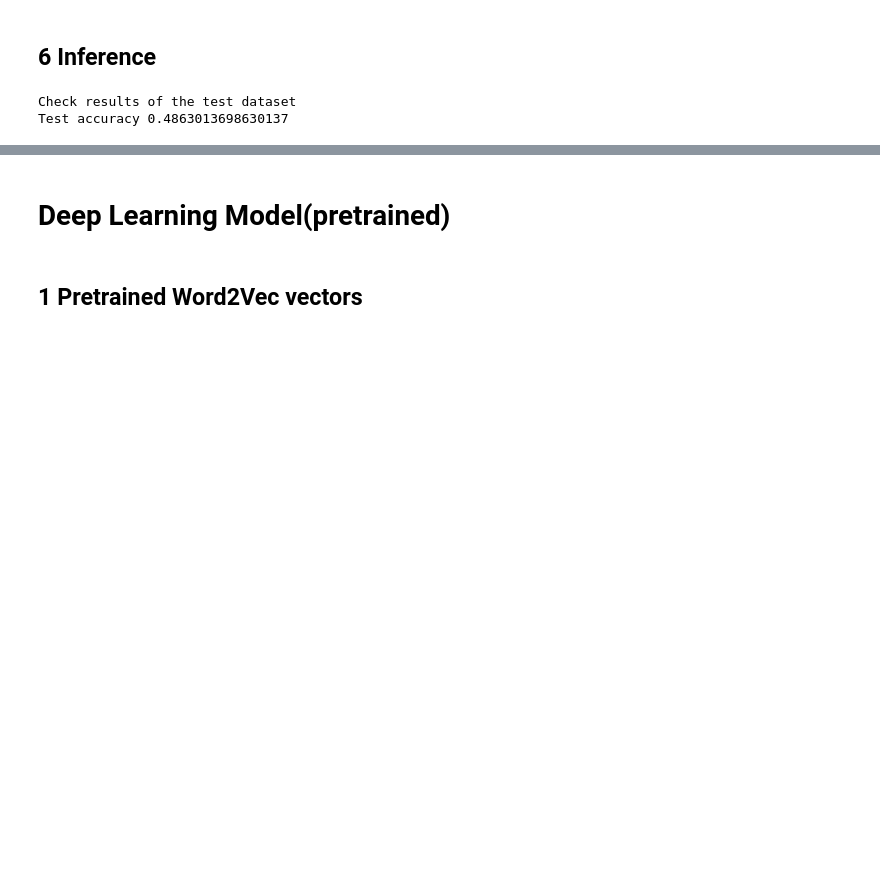
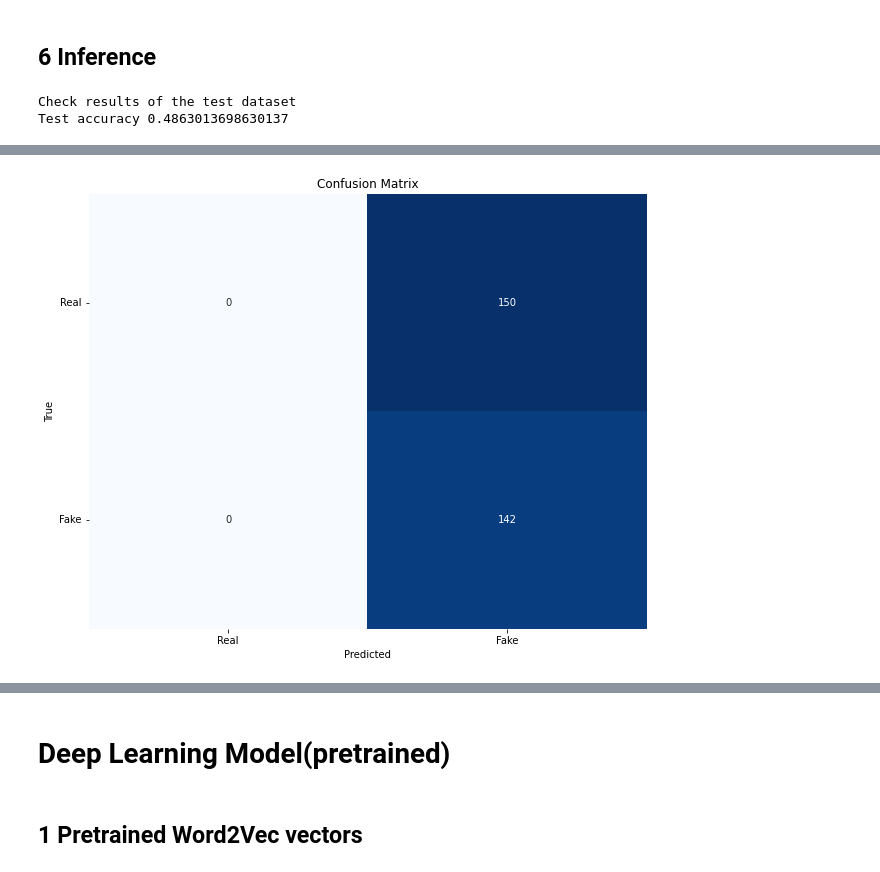
Before and after one commit to tb0se/NLP-Fake-News-Classifier, a Jupyter notebook: Word Embedding.ipynb, the cells around one changed output, grey strips where cells are left out. Drawn from its saved outputs; the diff is of its cells as text; code cells hidden in the pictures; blank space fills up the shorter version.

```diff
--- a/Word Embedding.ipynb
+++ b/Word Embedding.ipynb
@@ -373,8 +463,8 @@ Elapsed time 2.544968843460083
 ## 6 Inference
 # %%
 print('Check results of the test dataset')
-acc_test = eval_model(news_model,test_dataloader, criterion)
-print(f'Test accuracy {acc_test}')
+test_loss, test_acc, test_probs, test_preds = eval_model(news_model,test_dataloader, criterion,is_test=True)
+print(f'Test accuracy {test_acc}')
 # %% [output]
 Check results of the test dataset
 Test accuracy 0.4863013698630137
@@ -380,0 +473,6 @@ Test accuracy 0.4863013698630137
+# %%
+import itertools
+chain_probs = itertools.chain(*test_probs)
+chain_preds = itertools.chain(*test_preds)
+test_probs = np.array(list(chain_probs))
+test_preds = np.array(list(chain_preds),dtype=bool)
@@ -380,0 +499,14 @@ Test accuracy 0.4863013698630137
+# %%
+# Confusion Matrix
+cm = metrics.confusion_matrix(y_test.to_numpy(), test_preds)
+fig, ax = plt.subplots(figsize=(10,8))
+sns.heatmap(cm, annot=True, fmt='d', ax=ax, cmap='Blues', cbar=False)
+ax.set_xlabel('Predicted')
+ax.set_ylabel('True')
+ax.set_xticklabels(['Real', 'Fake'])
+ax.set_yticklabels(['Real', 'Fake'])
+ax.set_title('Confusion Matrix')
+plt.yticks(rotation=0)
+fig.savefig('nn_confusion_matrix.png')
+# %% [output]
+[figure, added]
```
Also changed, not shown: parts of 38 cells of this notebook, 5 other files.
